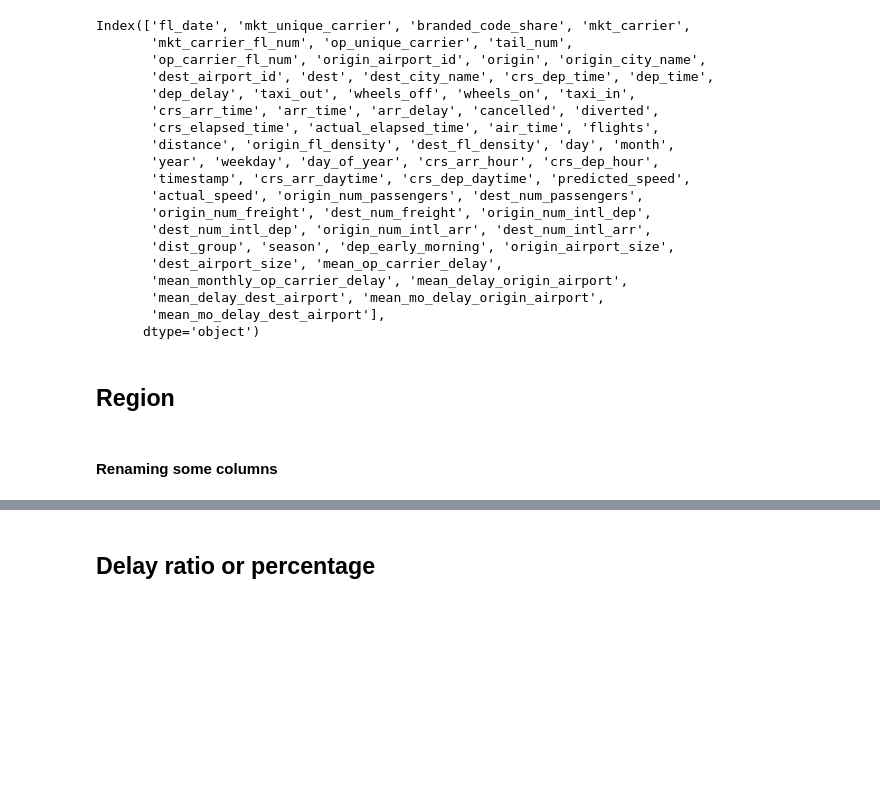
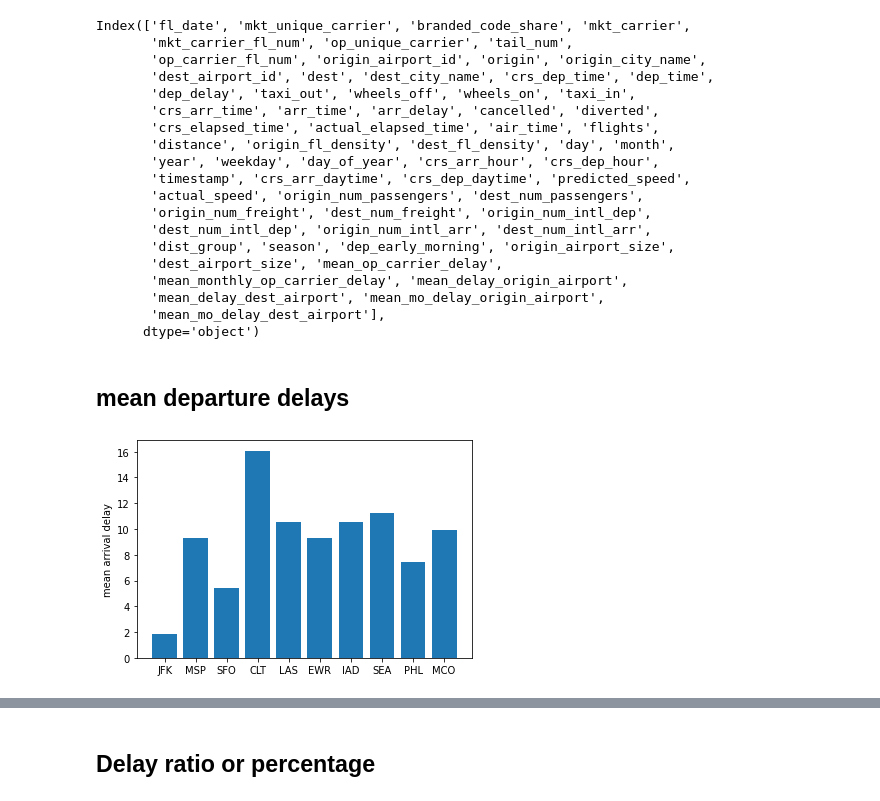
Before and after one commit to RCampbellYYC/lighthouse-mid-term-project, a Jupyter notebook: working-copy-files/renee-working-copies/feature_engineering.ipynb, the cells around one changed output, grey strips where cells are left out. Drawn from its saved outputs; the diff is of its cells as text; code cells hidden in the pictures; blank space fills up the shorter version.

```diff
--- a/working-copy-files/renee-working-copies/feature_engineering.ipynb
+++ b/working-copy-files/renee-working-copies/feature_engineering.ipynb
@@ -269 +277,4 @@ Index(['fl_date', 'mkt_unique_carrier', 'branded_code_share', 'mkt_carrier',
       dtype='object')
+# %%
+fl_df.rename(columns={'arr_delay_x': 'arr_delay'}, inplace=True)
+fl_df.columns
@@ -613,7 +631,17 @@ Index(['fl_date', 'mkt_unique_carrier', 'branded_code_share', 'mkt_carrier',
       dtype='object')
 # %%
 fl_df.to_csv(fl_df.to_csv(path+'balanced_more_flight_feats3.csv', index=False))
-# %% [markdown]
-## Region
-# %% [markdown]
-#### Renaming some columns
+# %% [markdown]
+## mean departure delays
+# %%
+origin_mean_dep_delay = fl_df.groupby(by=['origin_airport_id']).dep_delay.mean()
+# %%
+import matplotlib.pyplot as plt
+
+x = fl_df.origin.unique().tolist()[:10]
+y = origin_mean_dep_delay.tolist()[:10]
+plt.bar(x=x, height=y)
+plt.ylabel('mean arrival delay')
+plt.show()
+# %% [output]
+[figure, added]
```
Also changed, not shown: parts of 105 cells of this notebook, 7 other files.
